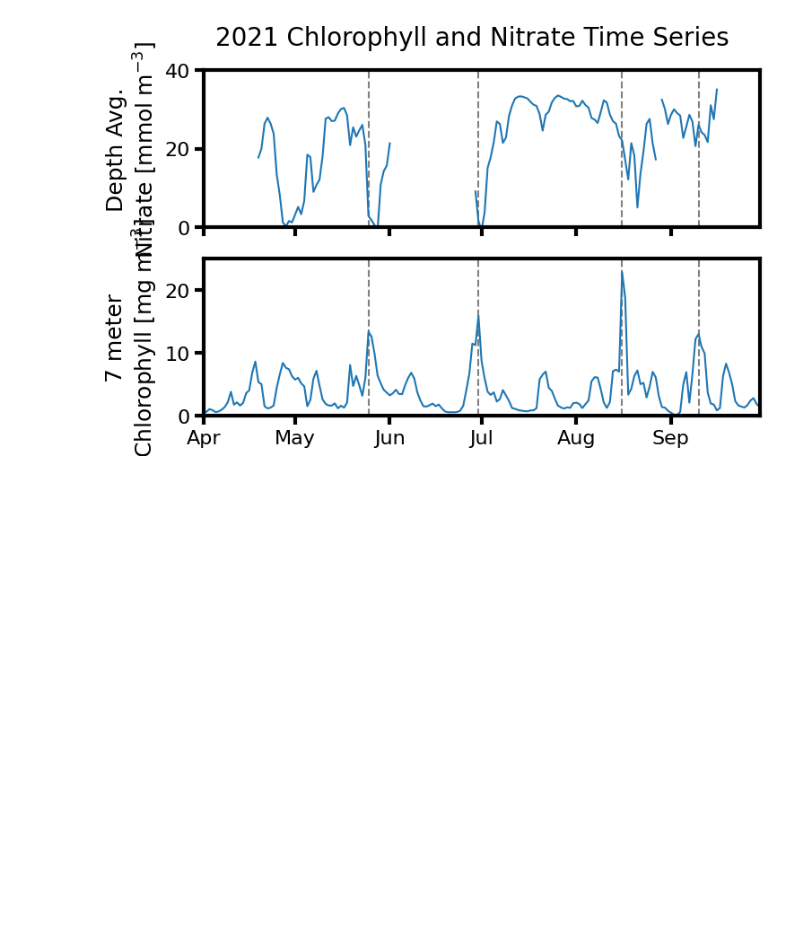
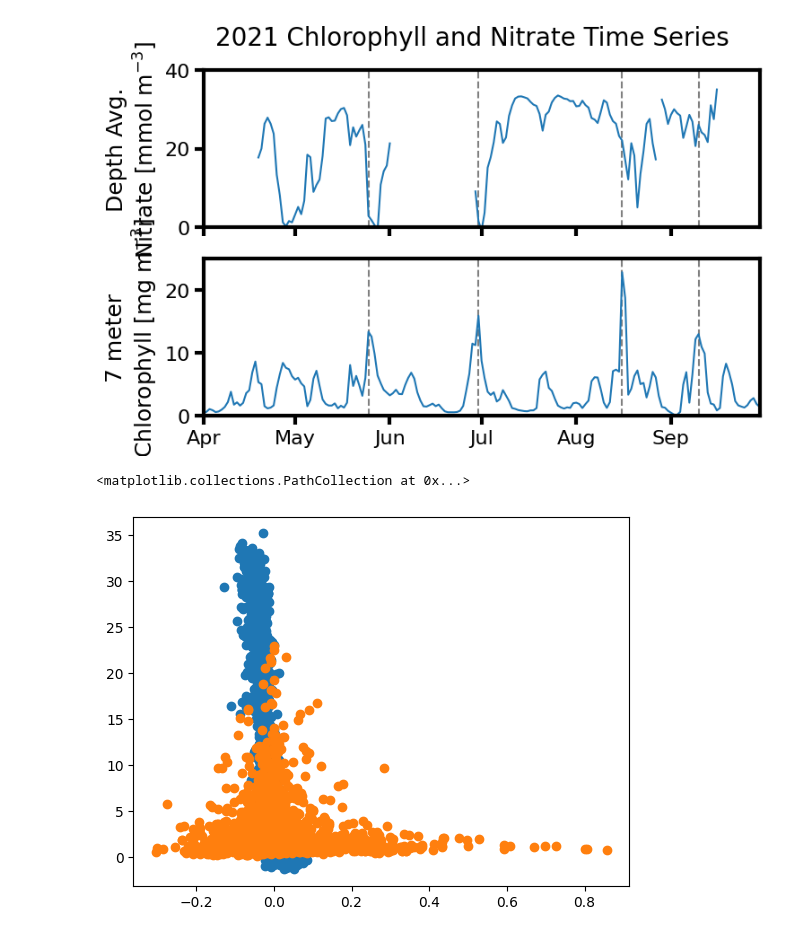
Before and after one commit to andrew-s28/shelf-nitrate-response-to-upwelling, a Jupyter notebook: notebooks/chlorophyll_nitrate.ipynb, the cells around one changed output. Cells and saved outputs as stored; diff of their text form; code cells hidden in the pictures; blank space fills up the shorter version.

Commit message:
added prelim analysis of chlorophyll 'dome'

```diff
--- a/notebooks/chlorophyll_nitrate.ipynb
+++ b/notebooks/chlorophyll_nitrate.ipynb
@@ -209,3 +209,7 @@ for axis in ["top", "bottom", "left", "right"]:
 # )
 # %% [output]
 [figure]
+# %%
+estimated_chloro = (optaa_al.estimated_chlorophyll + flort_al.estimated_chlorophyll) / 2
+# %%
+estimated_chloro = estimated_chloro.resample(time="1D").mean()
@@ -211,0 +222,12 @@ for axis in ["top", "bottom", "left", "right"]:
+# %%
+plt.scatter(
+    xr.align(wind["w5d"], inner_nitrate.nitrate.mean(dim="depth"))[0],
+    xr.align(wind["w5d"], inner_nitrate.nitrate.mean(dim="depth"))[1],
+)
+plt.scatter(
+    xr.align(wind["coare_y"], estimated_chloro)[0],
+    xr.align(wind["coare_y"], estimated_chloro)[1],
+)
+# %% [output]
+<matplotlib.collections.PathCollection at 0x...>
+[figure, added]
```
Also changed, not shown: parts of 4 cells of this notebook, 1 other file.
